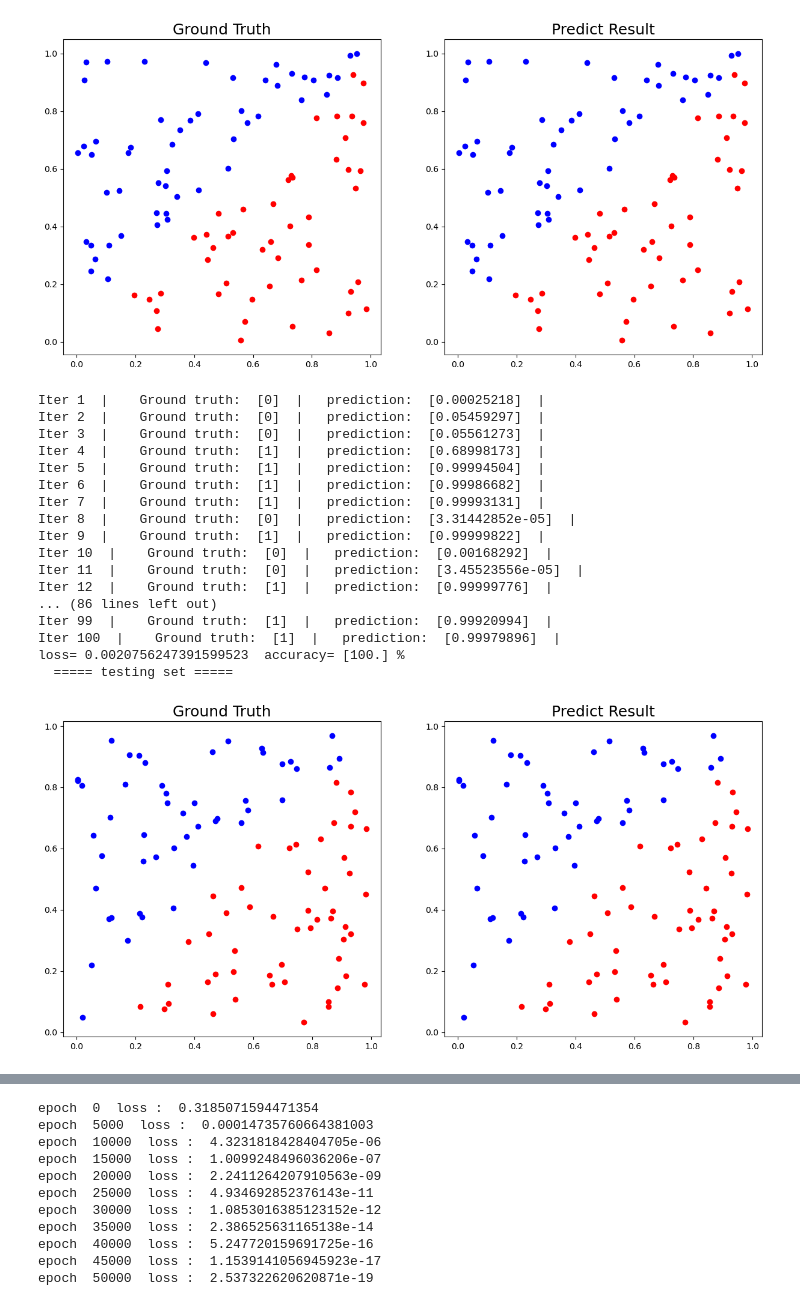
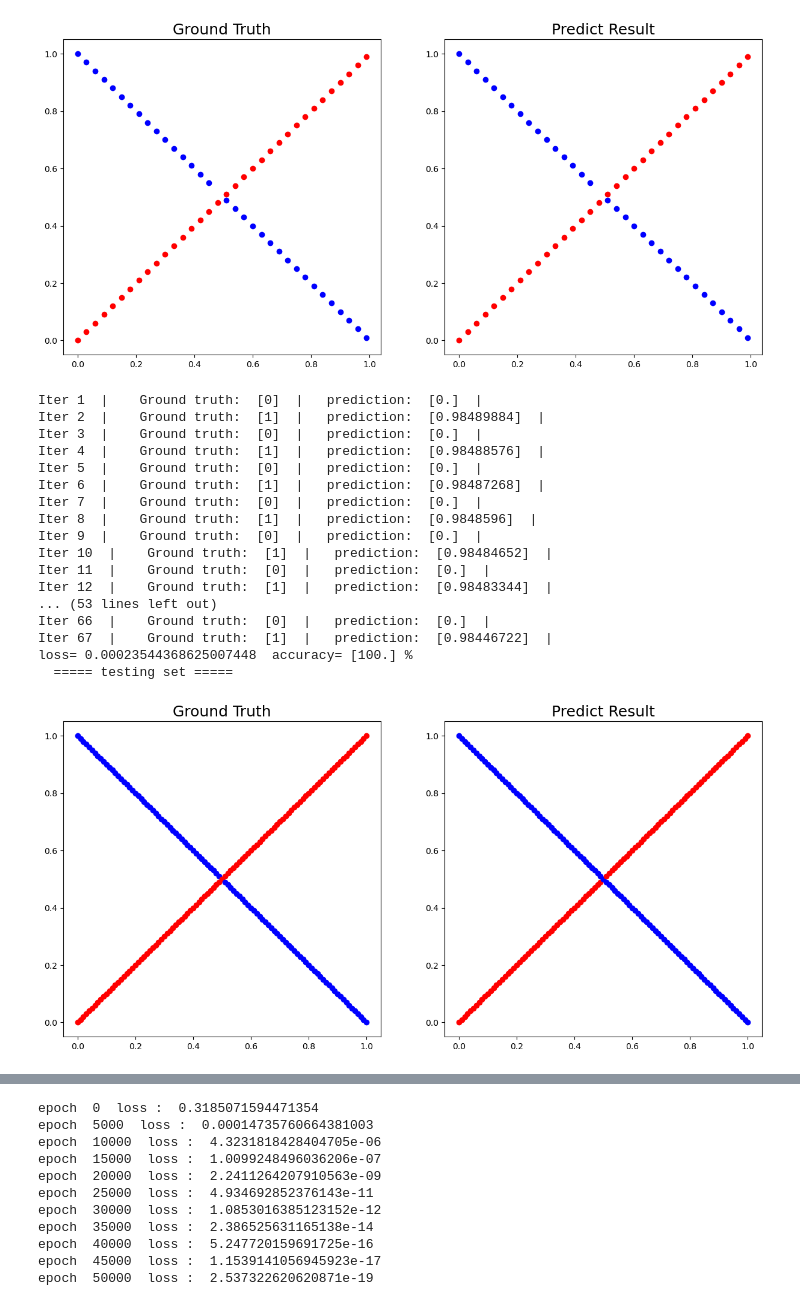
Before and after one commit to weiluohuang/DeepLearning, a Jupyter notebook: LAB1/LAB1_Source_code.ipynb, the cells around one changed output, grey strips where cells are left out. Saved outputs shown, nothing was run; the diff lists cells and outputs as text; code cells hidden in the pictures.

Commit message:
add XOR_hard

```diff
--- a/LAB1/LAB1_Source_code.ipynb
+++ b/LAB1/LAB1_Source_code.ipynb
@@ -2,7 +2,7 @@
 import numpy as np
 import matplotlib.pyplot as plt
 
-def generate_linear(n=100):
+def generate_linear(n = 100):
     pts = np.random.uniform(0, 1, (n, 2))
     inputs = []
     labels = []
@@ -26,6 +26,18 @@ def generate_XOR_easy():
         inputs.append([0.1 * i, 1 - 0.1 * i])
         labels.append(1)
     return np.array(inputs), np.array(labels).reshape(21, 1)
+
+def generate_XOR_hard(fraction = 0.1):
+    inputs = []
+    labels = []
+    for i in range(int(1 / fraction) + 1):
+        inputs.append([fraction * i, fraction * i])
+        labels.append(0)
+        if i == int(0.5 / fraction):
+            continue
+        inputs.append([fraction * i, 1 - fraction * i])
+        labels.append(1)
+    return np.array(inputs), np.array(labels).reshape(int(2 / fraction) + 1, 1)
 
 def show_result(x, y, pred_y):
     plt.figure(figsize = (15, 15))
@@ -143,9 +155,9 @@ class MLP:
             print("Iter", i + 1," |    Ground truth: ", ground_truth[i], " |   prediction: ", self.output.z[i], " |")
         print("loss=", loss, " accuracy=", 100 * sum((self.output.z > 0.5) == (ground_truth == 1)) / ground_truth.size, "%")
 # %%
-x1, y1 = generate_linear()
-model = MLP(hidden_size = 5,activate = "sigmoid", learning_rate = 0.1)
-model.train(x1, y1, epoch = 100000)
-testx, testy = generate_linear()
+x2, y2 = generate_XOR_hard(fraction = 0.03)
+model = MLP(hidden_size = 5,activate = "ReLU", learning_rate = 0.01)
+model.train(x2, y2, epoch = 100000)
+testx, testy = generate_XOR_hard(fraction = 0.01)
 model.test(testx, testy)
 # %% [output]
@@ -173,19 +185,19 @@ epoch  95000  loss :  0.0021778810142012465
-[figure, old version]
+[figure, new version]
-Iter 1  |    Ground truth:  [0]  |   prediction:  [0.00025218]  |
-Iter 2  |    Ground truth:  [0]  |   prediction:  [0.05459297]  |
-Iter 3  |    Ground truth:  [0]  |   prediction:  [0.05561273]  |
-Iter 4  |    Ground truth:  [1]  |   prediction:  [0.68998173]  |
-Iter 5  |    Ground truth:  [1]  |   prediction:  [0.99994504]  |
-Iter 6  |    Ground truth:  [1]  |   prediction:  [0.99986682]  |
-Iter 7  |    Ground truth:  [1]  |   prediction:  [0.99993131]  |
-Iter 8  |    Ground truth:  [0]  |   prediction:  [3.31442852e-05]  |
-Iter 9  |    Ground truth:  [1]  |   prediction:  [0.99999822]  |
-Iter 10  |    Ground truth:  [0]  |   prediction:  [0.00168292]  |
-Iter 11  |    Ground truth:  [0]  |   prediction:  [3.45523556e-05]  |
-Iter 12  |    Ground truth:  [1]  |   prediction:  [0.99999776]  |
-... (86 lines left out)
-Iter 99  |    Ground truth:  [1]  |   prediction:  [0.99920994]  |
-Iter 100  |    Ground truth:  [1]  |   prediction:  [0.99979896]  |
-loss= 0.0020756247391599523  accuracy= [100.] %
+Iter 1  |    Ground truth:  [0]  |   prediction:  [0.]  |
+Iter 2  |    Ground truth:  [1]  |   prediction:  [0.98489884]  |
+Iter 3  |    Ground truth:  [0]  |   prediction:  [0.]  |
+Iter 4  |    Ground truth:  [1]  |   prediction:  [0.98488576]  |
+Iter 5  |    Ground truth:  [0]  |   prediction:  [0.]  |
+Iter 6  |    Ground truth:  [1]  |   prediction:  [0.98487268]  |
+Iter 7  |    Ground truth:  [0]  |   prediction:  [0.]  |
+Iter 8  |    Ground truth:  [1]  |   prediction:  [0.9848596]  |
+Iter 9  |    Ground truth:  [0]  |   prediction:  [0.]  |
+Iter 10  |    Ground truth:  [1]  |   prediction:  [0.98484652]  |
+Iter 11  |    Ground truth:  [0]  |   prediction:  [0.]  |
+Iter 12  |    Ground truth:  [1]  |   prediction:  [0.98483344]  |
+... (53 lines left out)
+Iter 66  |    Ground truth:  [0]  |   prediction:  [0.]  |
+Iter 67  |    Ground truth:  [1]  |   prediction:  [0.98446722]  |
+loss= 0.00023544368625007448  accuracy= [100.] %
   ===== testing set =====
-[figure, old version]
+[figure, new version]
```
Also changed, not shown: parts of 3 cells of this notebook.
